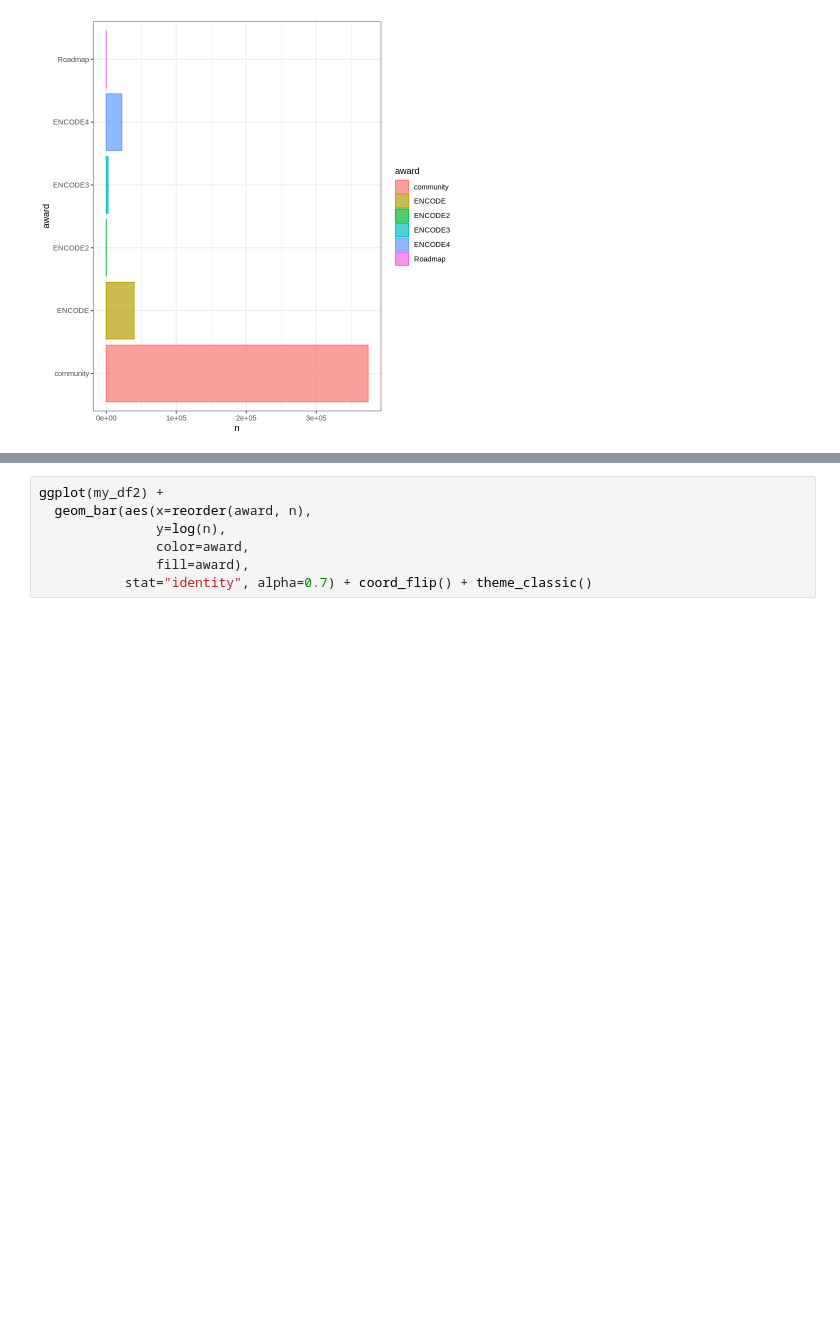
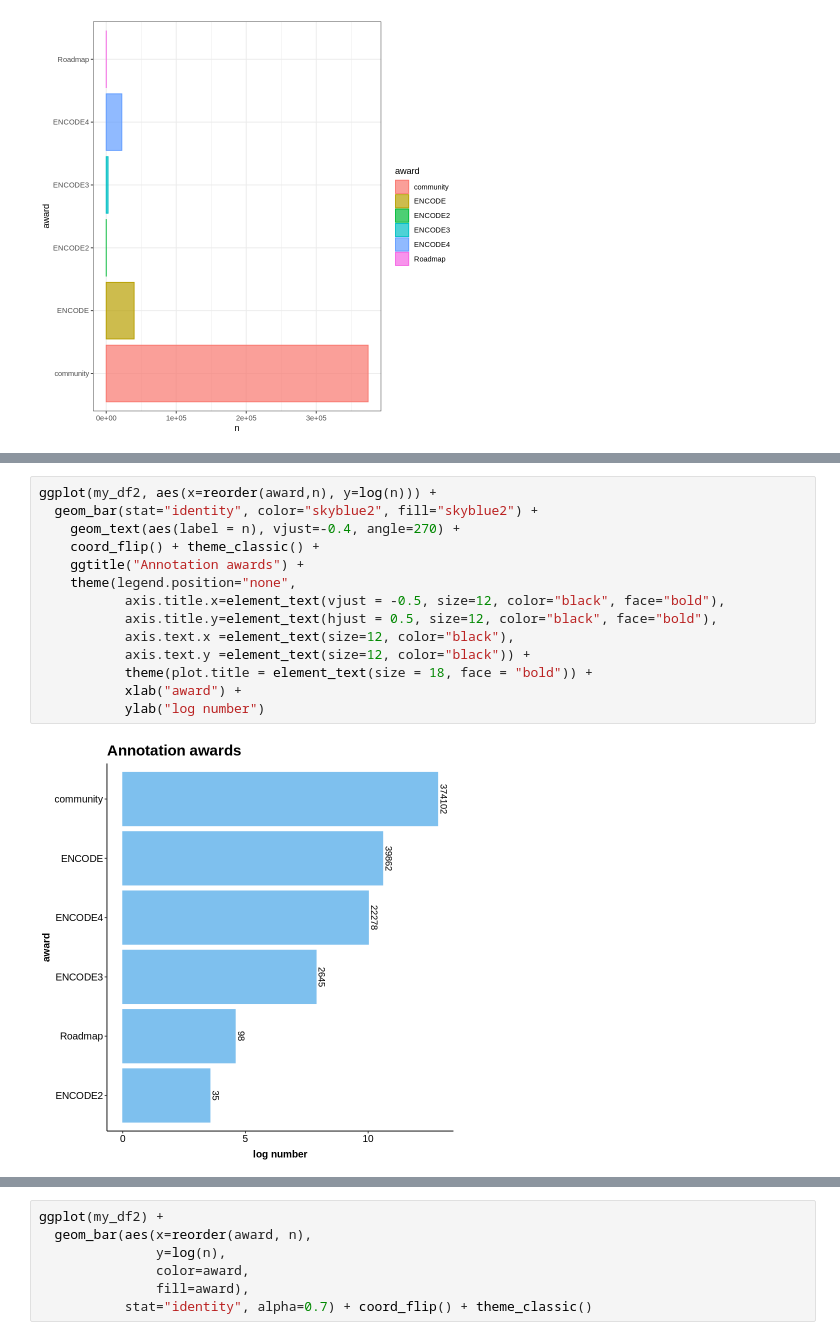
Before and after one commit to meenakshikagda/Data-visualization, a Jupyter notebook: figure_paper_annotations.ipynb, the cells around one changed output, grey strips where cells are left out. Saved outputs shown, nothing was run; the diff lists cells and outputs as text; blank space fills up the shorter version.

```diff
--- a/figure_paper_annotations.ipynb
+++ b/figure_paper_annotations.ipynb
@@ -116,0 +126,16 @@ ggplot(my_df2) +
+# %%
+ggplot(my_df2, aes(x=reorder(award,n), y=log(n))) +
+  geom_bar(stat="identity", color="skyblue2", fill="skyblue2") +
+    geom_text(aes(label = n), vjust=-0.4, angle=270) +
+    coord_flip() + theme_classic() +
+    ggtitle("Annotation awards") +
+    theme(legend.position="none",
+           axis.title.x=element_text(vjust = -0.5, size=12, color="black", face="bold"),
+           axis.title.y=element_text(hjust = 0.5, size=12, color="black", face="bold"),
+           axis.text.x =element_text(size=12, color="black"),
+           axis.text.y =element_text(size=12, color="black")) +
+           theme(plot.title = element_text(size = 18, face = "bold")) +
+           xlab("award") +
+           ylab("log number")
+# %% [output]
+[figure, added]
```
Also changed, not shown: parts of 9 cells of this notebook.
